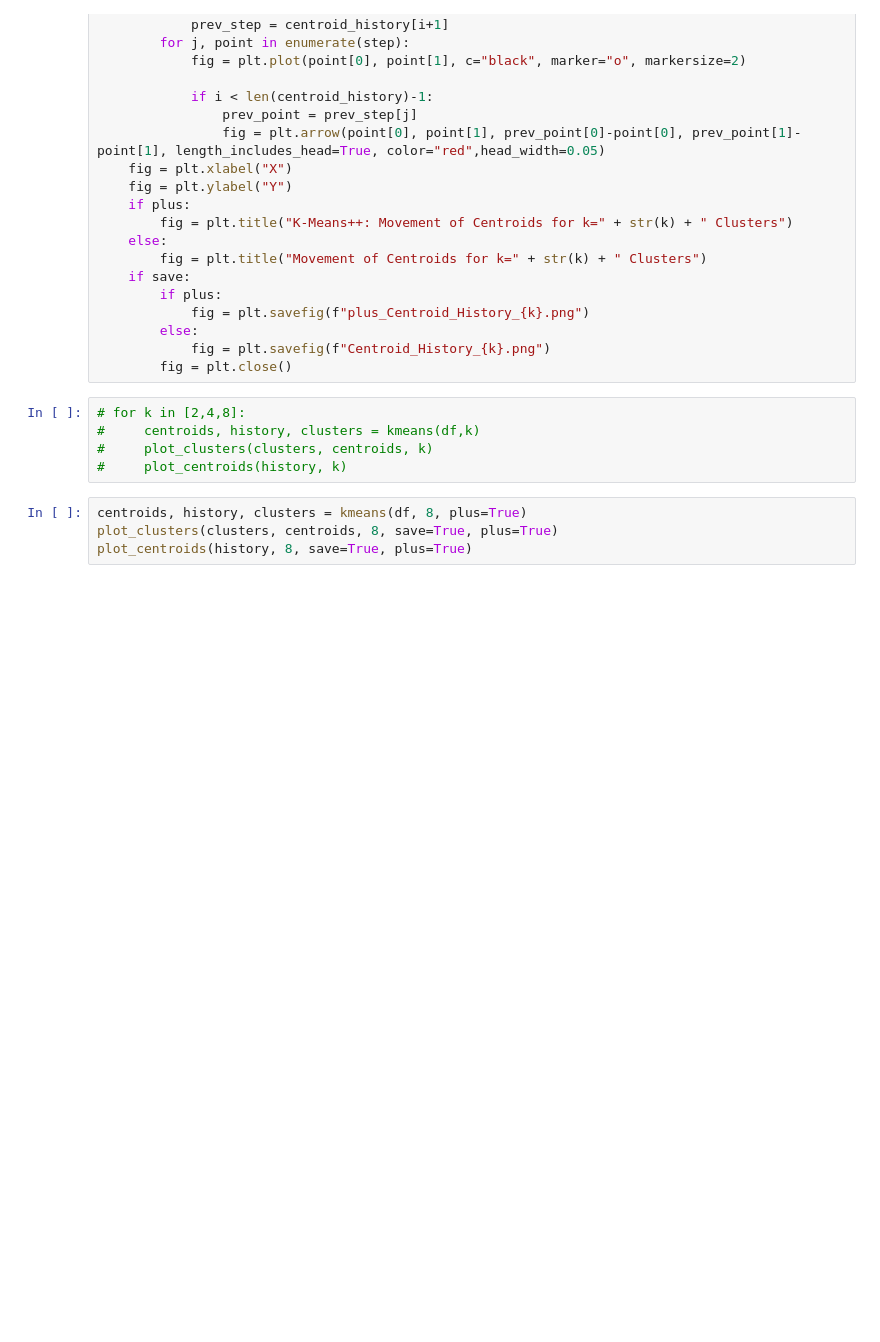
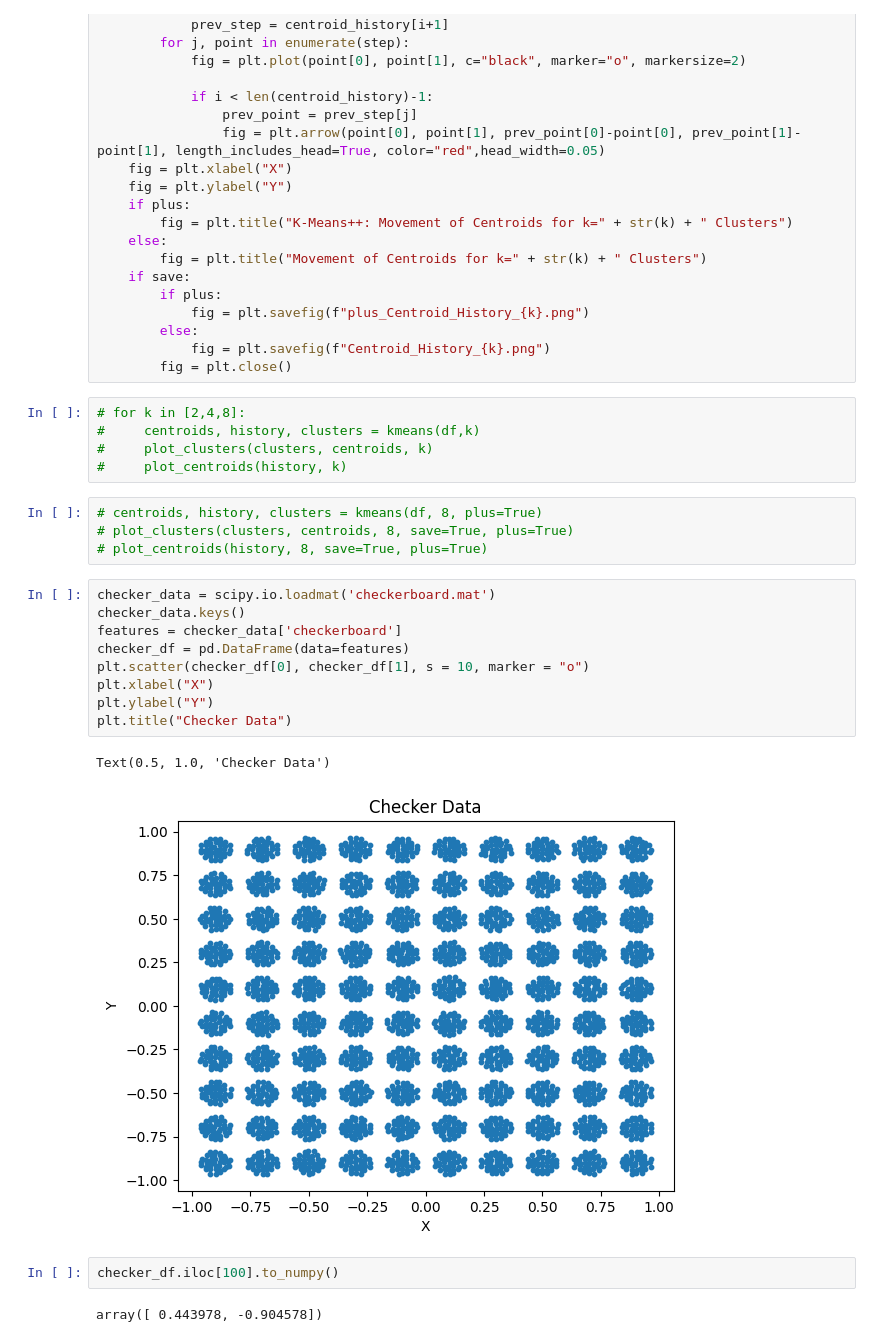
Before and after one commit to xenia-d/Pattern-Recognition-Gr7, a Jupyter notebook: Assignment-1/Task_10/script.ipynb, the cells around one changed output. Drawn from its saved outputs; the diff is of its cells as text; blank space fills up the shorter version.

```diff
--- a/Assignment-1/Task_10/script.ipynb
+++ b/Assignment-1/Task_10/script.ipynb
@@ -158,6 +157,22 @@ def plot_centroids(centroid_history, k, save=False, plus=False):
 #     plot_clusters(clusters, centroids, k)
 #     plot_centroids(history, k)
 # %%
-centroids, history, clusters = kmeans(df, 8, plus=True)
-plot_clusters(clusters, centroids, 8, save=True, plus=True)
-plot_centroids(history, 8, save=True, plus=True)
+# centroids, history, clusters = kmeans(df, 8, plus=True)
+# plot_clusters(clusters, centroids, 8, save=True, plus=True)
+# plot_centroids(history, 8, save=True, plus=True)
+# %%
+checker_data = scipy.io.loadmat('checkerboard.mat')
+checker_data.keys()
+features = checker_data['checkerboard']
+checker_df = pd.DataFrame(data=features)
+plt.scatter(checker_df[0], checker_df[1], s = 10, marker = "o")
+plt.xlabel("X")
+plt.ylabel("Y")
+plt.title("Checker Data")
+# %% [output]
+Text(0.5, 1.0, 'Checker Data')
+[figure, added]
+# %%
+checker_df.iloc[100].to_numpy()
+# %% [output]
+array([ 0.443978, -0.904578])
```
Also changed, not shown: parts of 8 cells of this notebook, 4 other files.
